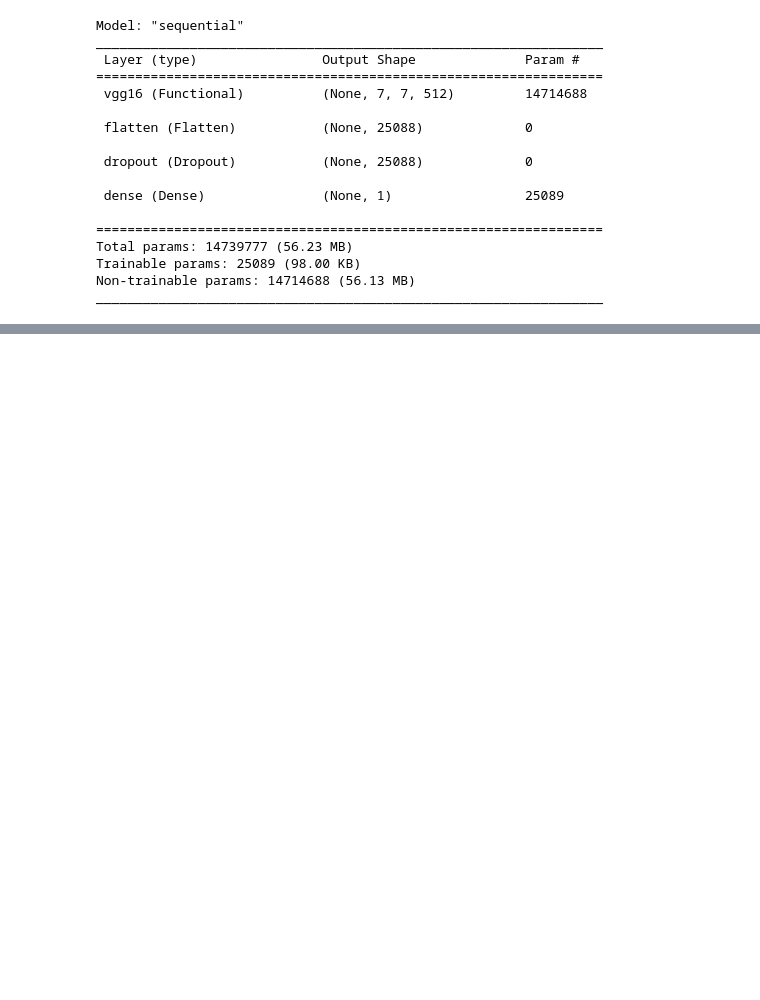
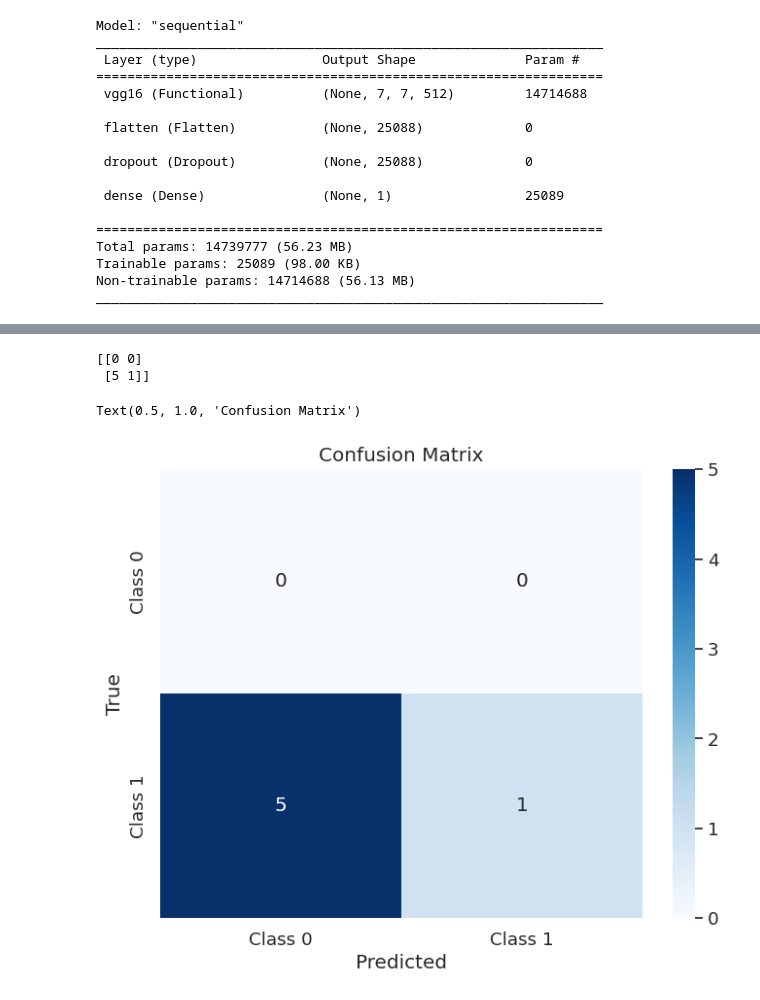
Before and after one commit to gqkd/MRI_Brain_Tumor_Detection, a Jupyter notebook: Brain_Tumor_Detection.ipynb, the cells around one changed output, grey strips where cells are left out. Drawn from its saved outputs; the diff is of its cells as text; code cells hidden in the pictures; blank space fills up the shorter version.

Commit message:
confusion matrix

```diff
--- a/Brain_Tumor_Detection.ipynb
+++ b/Brain_Tumor_Detection.ipynb
@@ -693,0 +791,23 @@ WARNING:tensorflow:Early stopping conditioned on metric `val_acc` which is not a
+# %%
+y_true = [1, 1, 1, 1, 1, 1]
+y_pred = [1, 0, 0, 0, 0, 0]
+cm = confusion_matrix(y_true, y_pred)
+print(cm)
+plt.figure(figsize=(8, 6))
+sns.set(font_scale=1.2)  # Adjust font size if needed
+sns.heatmap(cm,
+            annot=True,
+            fmt='d',
+            cmap='Blues',
+            xticklabels=class_names,
+            yticklabels=class_names
+            )
+
+plt.xlabel('Predicted')
+plt.ylabel('True')
+plt.title('Confusion Matrix')
+# %% [output]
+[[0 0]
+ [5 1]]
+Text(0.5, 1.0, 'Confusion Matrix')
+[figure, added]
```
Also changed, not shown: parts of 15 cells of this notebook.
